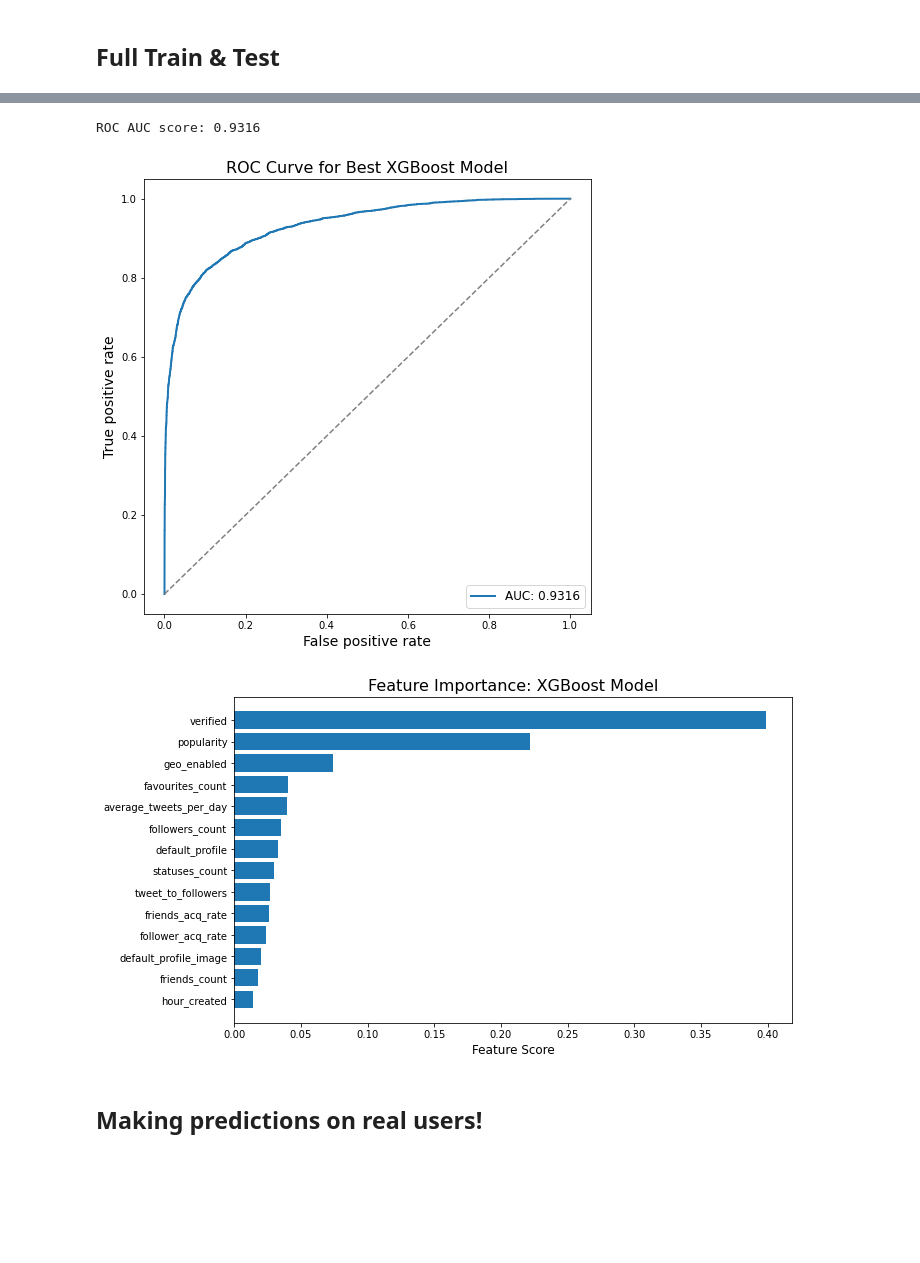
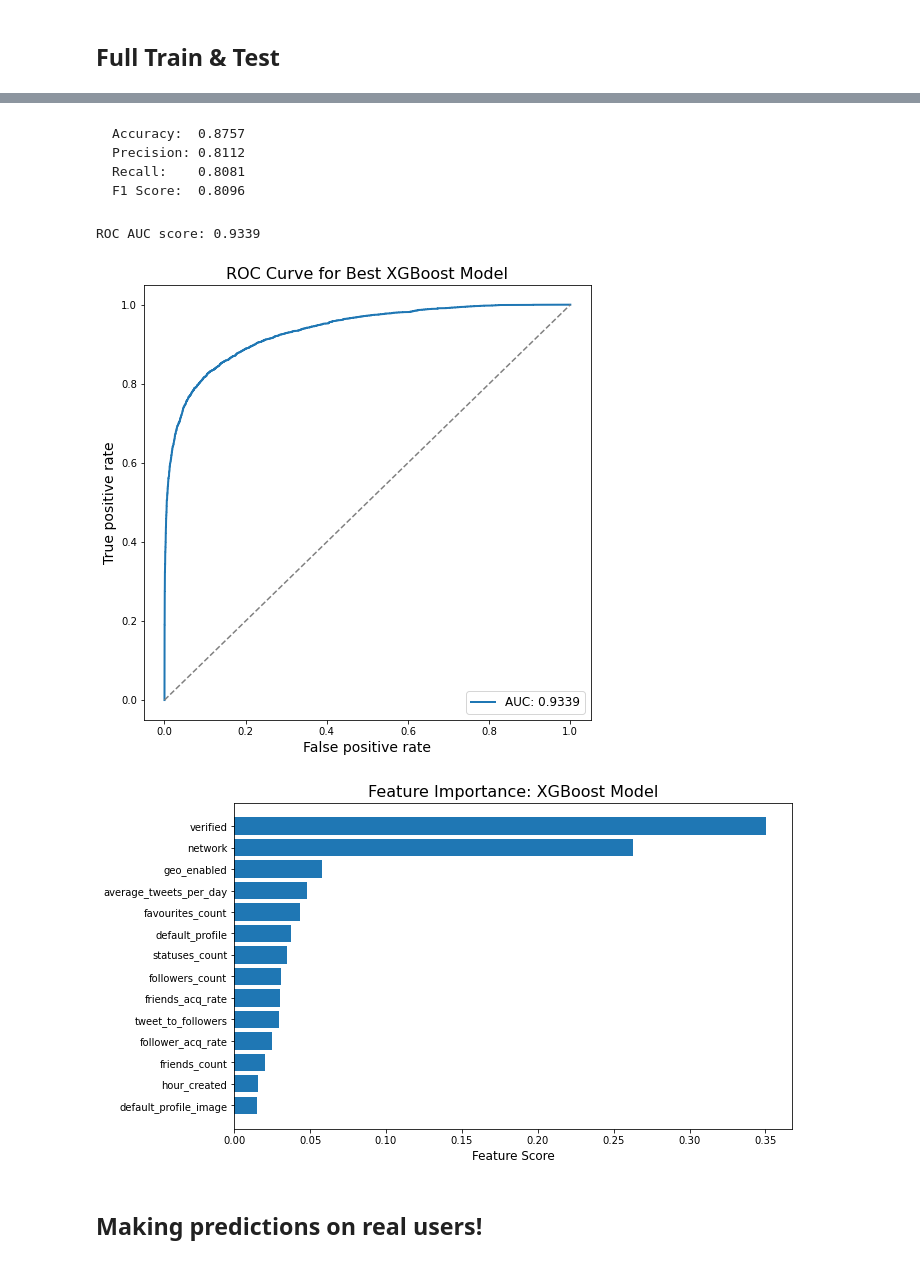
Before and after one commit to scrapfishies/twitter-bot-detection, a Jupyter notebook: modeling.ipynb, the cells around one changed output, grey strips where cells are left out. Cells and saved outputs as stored; diff of their text form; code cells hidden in the pictures; blank space fills up the shorter version.

Commit message:
model tuning tweaks

````diff
--- a/modeling.ipynb
+++ b/modeling.ipynb
@@ -82,8 +82,8 @@ df['followers_log'] = np.round(np.log(1 + df['followers_count']), 3)
 df['favs_log'] = np.round(np.log(1 + df['favourites_count']), 3)
 df['avg_daily_tweets_log'] = np.round(np.log(1+ df['average_tweets_per_day']), 3)
 
-# Possible popularity metrics
-df['popularity'] = np.round(df['friends_log'] * df['followers_log'], 3)
+# Possible interactive features
+df['network'] = np.round(df['friends_log'] * df['followers_log'], 3)
 df['tweet_to_followers'] = np.round(np.log( 1 + df['statuses_count']) * np.log(1+ df['followers_count']), 3)
 
 # Log-transformed daily acquisition metrics for dist. plots
@@ -355,7 +350,7 @@ features = ['verified',
             #'avg_daily_followers',
             #'avg_daily_friends',
             #'avg_daily_favorites',
-            'popularity',
+            'network',
             'tweet_to_followers',
             'follower_acq_rate',
             'friends_acq_rate',
@@ -413,8 +418,12 @@ Average AUC Score: 0.9285 +- 0.004825
 # %%
 # Full train & test
 best_model = XGBClassifier(scale_pos_weight=1.8,
-                    learning_rate=0.3,
-                    gamma=0.05
+                    tree_method='hist',
+                    learning_rate=0.1,
+                    eta=0.01,
+                    max_depth=7,
+                    gamma=0.05,
+                    n_estimators=200
                    )
 # %%
 best_model.fit(X, y)
@@ -450,4 +459,11 @@ weighted avg       0.87      0.87      0.87     11232
 [figure]
+# %% [markdown]
+```
+Accuracy:  0.8757
+Precision: 0.8112
+Recall:    0.8081
+F1 Score:  0.8096
+```
 # %%
 fpr, tpr, thresholds = roc_curve(y_test, best_model.predict_proba(X_test)[:,1])
 
@@ -467,12 +483,12 @@ print(f'ROC AUC score: {model_auc:.4f}')
 print("")
 plt.show();
 # %% [output]
-ROC AUC score: 0.9316
+ROC AUC score: 0.9339
 [figure]
 # %%
-plot_feature_importance(xgb, features)
+plot_feature_importance(best_model, features)
 # %% [output]
-[figure, old version]
+[figure, new version]
 # %% [markdown]
 ## Making predictions on real users!
 # %%
````
Also changed, not shown: parts of 20 cells of this notebook, 4 other files.
